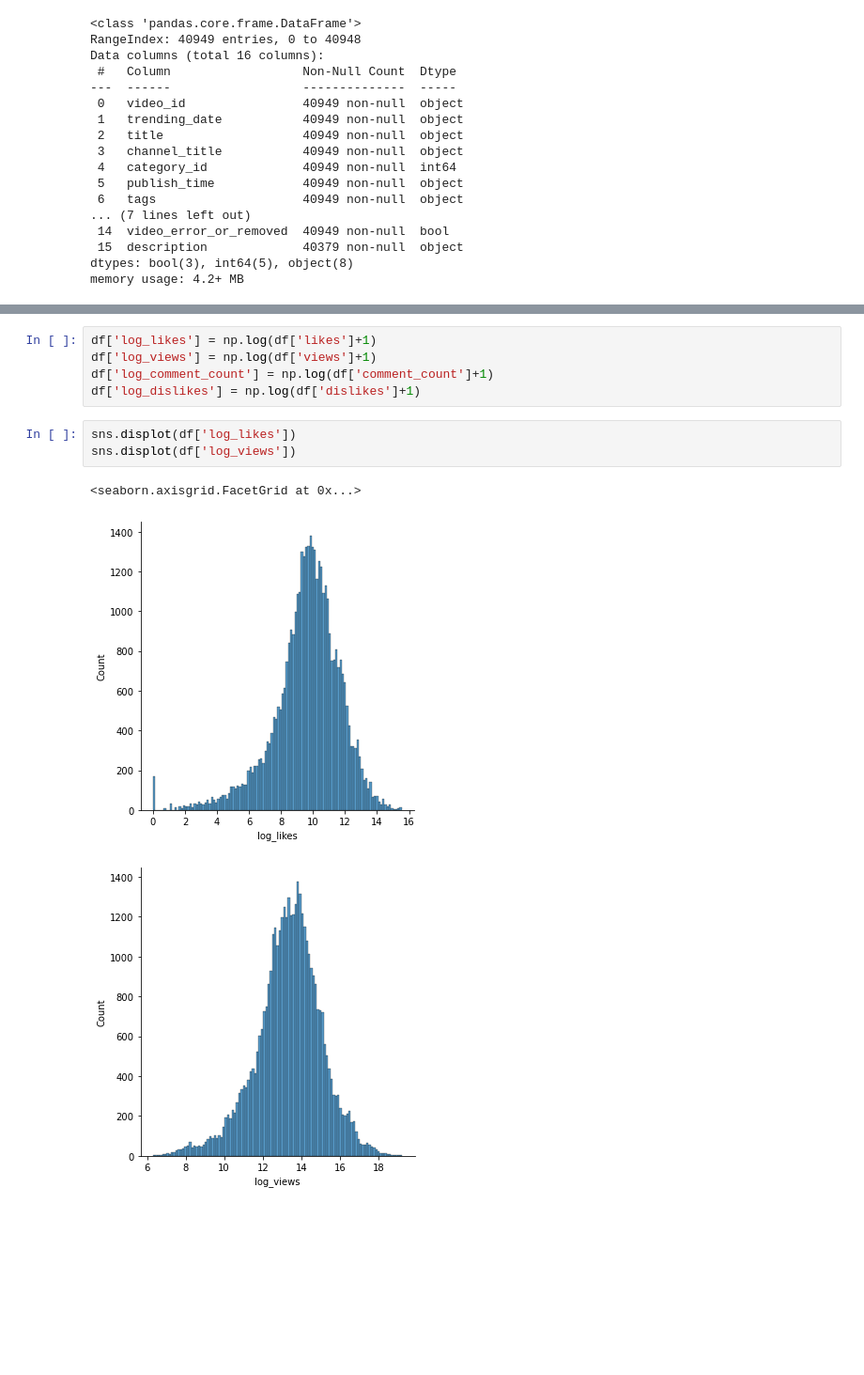
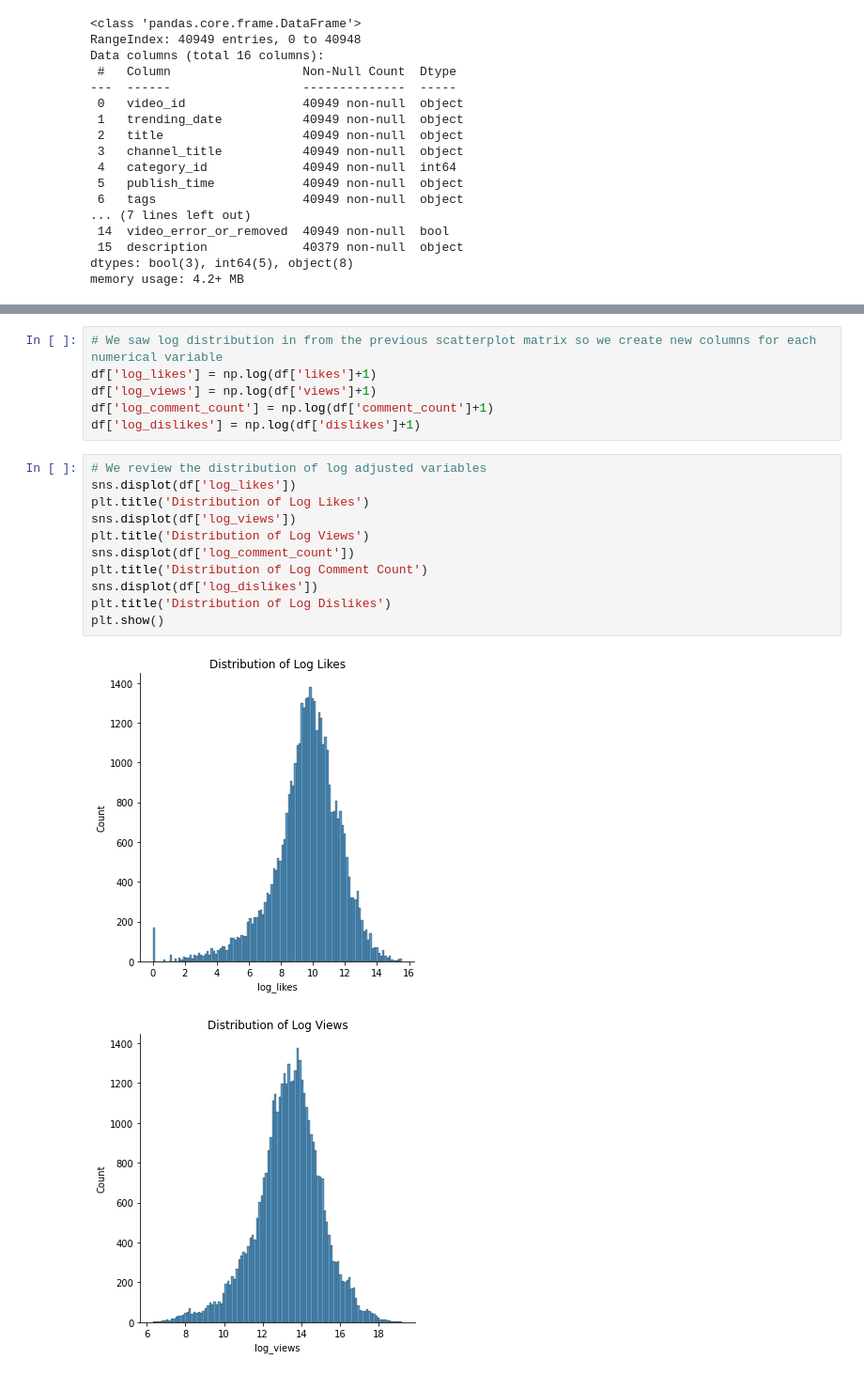
Before and after one commit to Chrisxu-99/RetrospectiveAnalysis, a Jupyter notebook: RetrospectiveAnalysis.ipynb, the cells around one changed output, grey strips where cells are left out. Shown: that part at 94% size. Drawn from its saved outputs; the diff is of its cells as text; blank space fills up the shorter version.

```diff
--- a/RetrospectiveAnalysis.ipynb
+++ b/RetrospectiveAnalysis.ipynb
@@ -66,12 +64,20 @@ plt.show()
 # %%
+# We saw log distribution in from the previous scatterplot matrix so we create new columns for each numerical variable
 df['log_likes'] = np.log(df['likes']+1)
 df['log_views'] = np.log(df['views']+1)
 df['log_comment_count'] = np.log(df['comment_count']+1)
 df['log_dislikes'] = np.log(df['dislikes']+1)
-# %%
-sns.displot(df['log_likes'])
-sns.displot(df['log_views'])
-# %% [output]
-<seaborn.axisgrid.FacetGrid at 0x...>
-[figure, removed]
-[figure, removed]
+# %%
+# We review the distribution of log adjusted variables
+sns.displot(df['log_likes'])
+plt.title('Distribution of Log Likes')
+sns.displot(df['log_views'])
+plt.title('Distribution of Log Views')
+sns.displot(df['log_comment_count'])
+plt.title('Distribution of Log Comment Count')
+sns.displot(df['log_dislikes'])
+plt.title('Distribution of Log Dislikes')
+plt.show()
+# %% [output]
+[figure, added]
+[figure, added]
```
Also changed, not shown: parts of 22 cells of this notebook.
